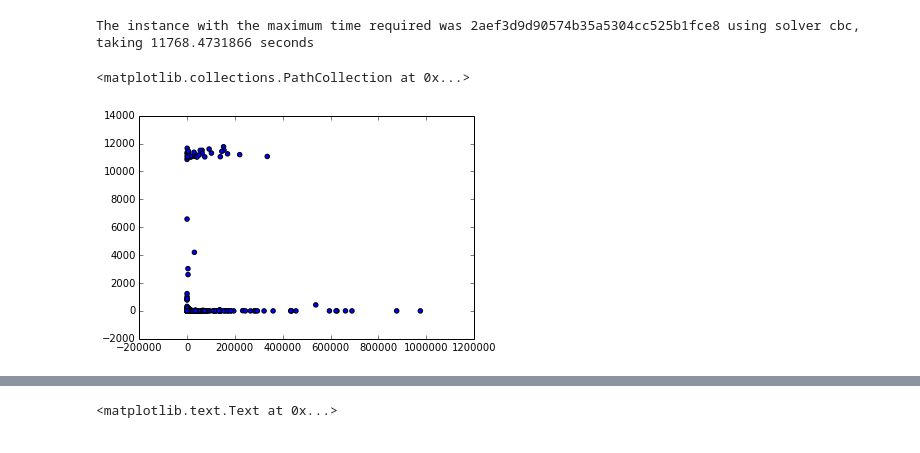
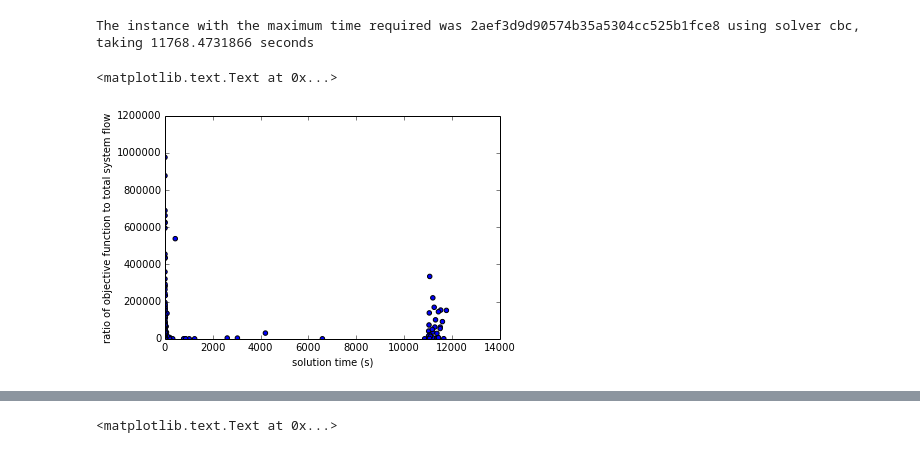
Before and after one commit to gidden/cyclopts, a Jupyter notebook: nbs/output.ipynb, the cells around one changed output, grey strips where cells are left out. Saved outputs shown, nothing was run; the diff lists cells and outputs as text; code cells hidden in the pictures.

```diff
--- a/nbs/output.ipynb
+++ b/nbs/output.ipynb
@@ -76,16 +76,19 @@ The instance with the maximum time required was 2aef3d9d90574b35a5304cc525b1fce8
 # %%
 cbc_flows = {x[0]: x[1] for x in total_flow['cbc']}
 cbc_obj = {x[0]: x[1] for x in objectives['cbc']}
 cbc_times = {x[0]: x[1] for x in times['cbc']}
 
 iids = [k for k, v in cbc_obj.items() if v < 1e8]
 
-x = [cbc_obj[i] / cbc_flows[i] for i in iids]
-y = [cbc_times[i] for i in iids]
+y = [cbc_obj[i] / cbc_flows[i] for i in iids]
+x = [cbc_times[i] for i in iids]
 plt.scatter(x, y)
-plt.
+plt.xlim(0)
+plt.ylim(0)
+plt.xlabel('solution time (s)')
+plt.ylabel('ratio of objective function to total system flow')
 #max(cbc_obj.values())
 # %% [output]
-<matplotlib.collections.PathCollection at 0x...>
+<matplotlib.text.Text at 0x...>
-[figure, old version]
+[figure, new version]
 # %%
```
Also changed, not shown: parts of 1 cell of this notebook, 3 other files.
